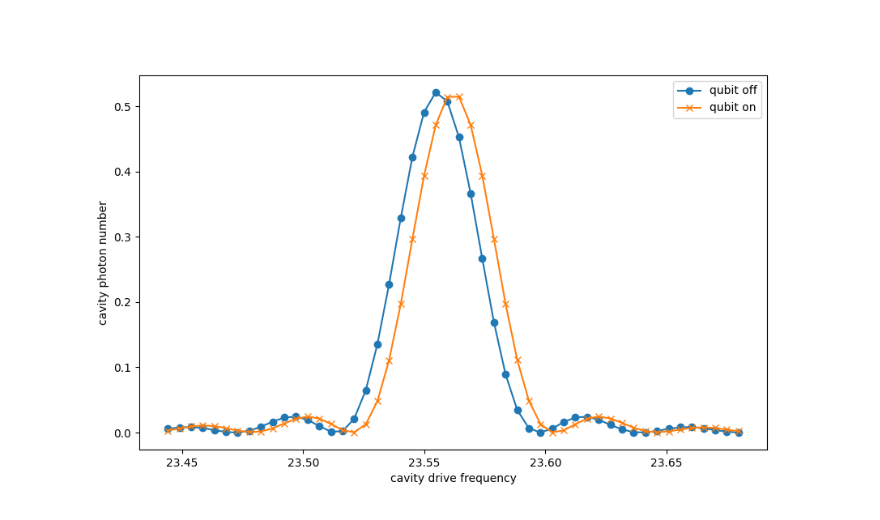
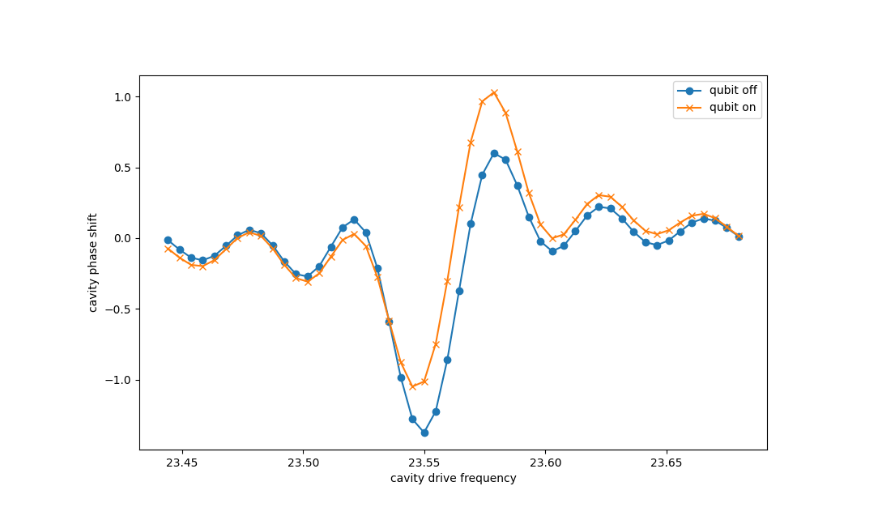
Before and after one commit to PITT-HATLAB/qubitSpec_unitTesting, a Jupyter notebook: main.ipynb, the cells around one changed output. Saved outputs shown, nothing was run; the diff lists cells and outputs as text; code cells hidden in the pictures.

```diff
--- a/main.ipynb
+++ b/main.ipynb
@@ -158,6 +172,8 @@ class DispersiveReadout():
         self.H = Hamiltonian(self.model)
         self.num_points = 50
         self.sweep_scale = .005
+        self.cavity_drive_freq_list = None
+        self.e_op_results =  None
 
     def _run(self, cavity_drive_freq_list=None, qubit_amplitude=None, cavity_amplitude=None):
         """Runs experiment and returns results
@@ -180,30 +196,48 @@ class DispersiveReadout():
 
             # Run mesolve with qubit drive off
             mesolve_result = self.H.wrap_mesolve(cavity_drive_freq=cavity_drive_freq, qubit_amplitude=0, cavity_amplitude=cavity_amplitude)
-            e_op_results[i, 0] = mesolve_result.expect[0][-1] # cavity photon number
+            # e_op_results[i, 0] = mesolve_result.expect[0][-1] # cavity photon number
+            e_op_results[i, 0] = mesolve_result.expect[2][-1] # cavity phase response
 
             # Run mesolve with qubit drive on
             mesolve_result = self.H.wrap_mesolve(cavity_drive_freq=cavity_drive_freq, qubit_amplitude=qubit_amplitude, cavity_amplitude=cavity_amplitude)
-            e_op_results[i, 1] = mesolve_result.expect[0][-1] # cavity photon number
+            # e_op_results[i, 1] = mesolve_result.expect[0][-1] # cavity photon number
+            e_op_results[i, 1] = mesolve_result.expect[2][-1] # cavity phase response
 
         return cavity_drive_freq_list, e_op_results
 
-    def plot(self, cavity_drive_freq_list=None, qubit_amplitude=None, cavity_amplitude=None):
+    def run(self, cavity_drive_freq_list=None, qubit_amplitude=None, cavity_amplitude=None):
         """Runs experiment and plots results"""
-        cavity_drive_freq_list, e_op_results = self._run(cavity_drive_freq_list, qubit_amplitude, cavity_amplitude)
+        self.cavity_drive_freq_list, self.e_op_results = self._run(cavity_drive_freq_list, qubit_amplitude, cavity_amplitude)
 
+    def getChi(self):
+        """returns chi"""
+        if self.cavity_drive_freq_list is None or  self.e_op_results is None:
+            raise("Need to call run() first")
+
+        return self.e_op_results[np.argmax(self.e_op_results[:, 1], 1)][0] - self.e_op_results[np.argmax(self.e_op_results[:, 0], 1)][0]
+
+    def plot(self):
+        """plots the data generated from run (cavity drive freq & cavity phase shift)"""
+        #TODO show chi in graph
+        if self.cavity_drive_freq_list is None or  self.e_op_results is None:
+            raise("Need to call run() first")
         fig, axes = plt.subplots(1, 1, figsize=(10, 6))
-        axes.plot(cavity_drive_freq_list, e_op_results[:, 0], label='qubit off', marker='o')
-        axes.plot(cavity_drive_freq_list, e_op_results[:, 1], label='qubit on', marker='x')
+        axes.plot(self.cavity_drive_freq_list, self.e_op_results[:, 0], label='qubit off', marker='o')
+        axes.plot(self.cavity_drive_freq_list, self.e_op_results[:, 1], label='qubit on', marker='x')
         axes.legend()
         axes.set_xlabel('cavity drive frequency')
-        axes.set_ylabel('cavity photon number')
-        # fig.show()
+        axes.set_ylabel('cavity phase shift')
+        plt.vlines(self.model.cavityFreq) #plot true freq value of cavity
 # %%
 # verify that it works
-DispersiveReadout().plot()
+dr = DispersiveReadout()
+dr.run()
+dr.plot()
+print(dr.getChi())
+#get peak difference in freq for chi
 # %% [output]
-[figure, old version]
+[figure, new version]
 # %%
 class QubitSpectroscopy():
     """
```
Also changed, not shown: parts of 7 cells of this notebook.
